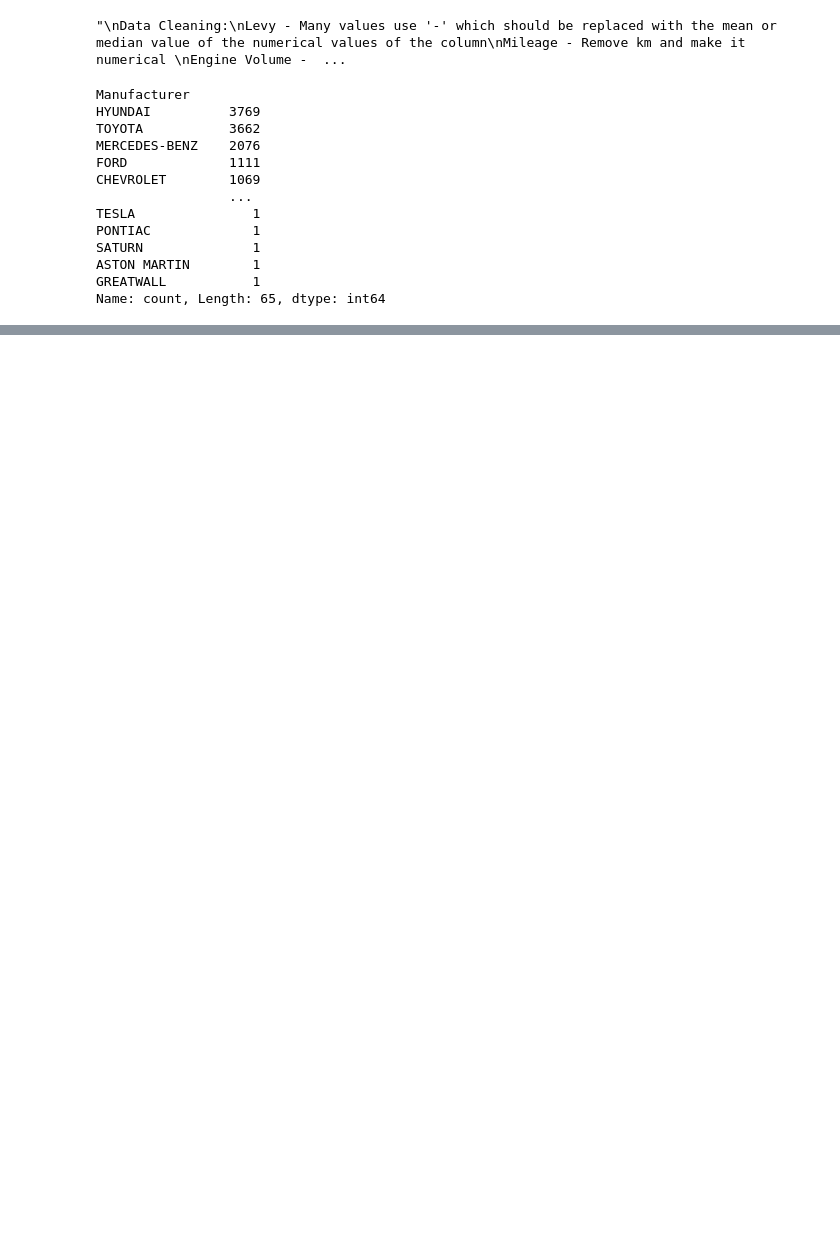
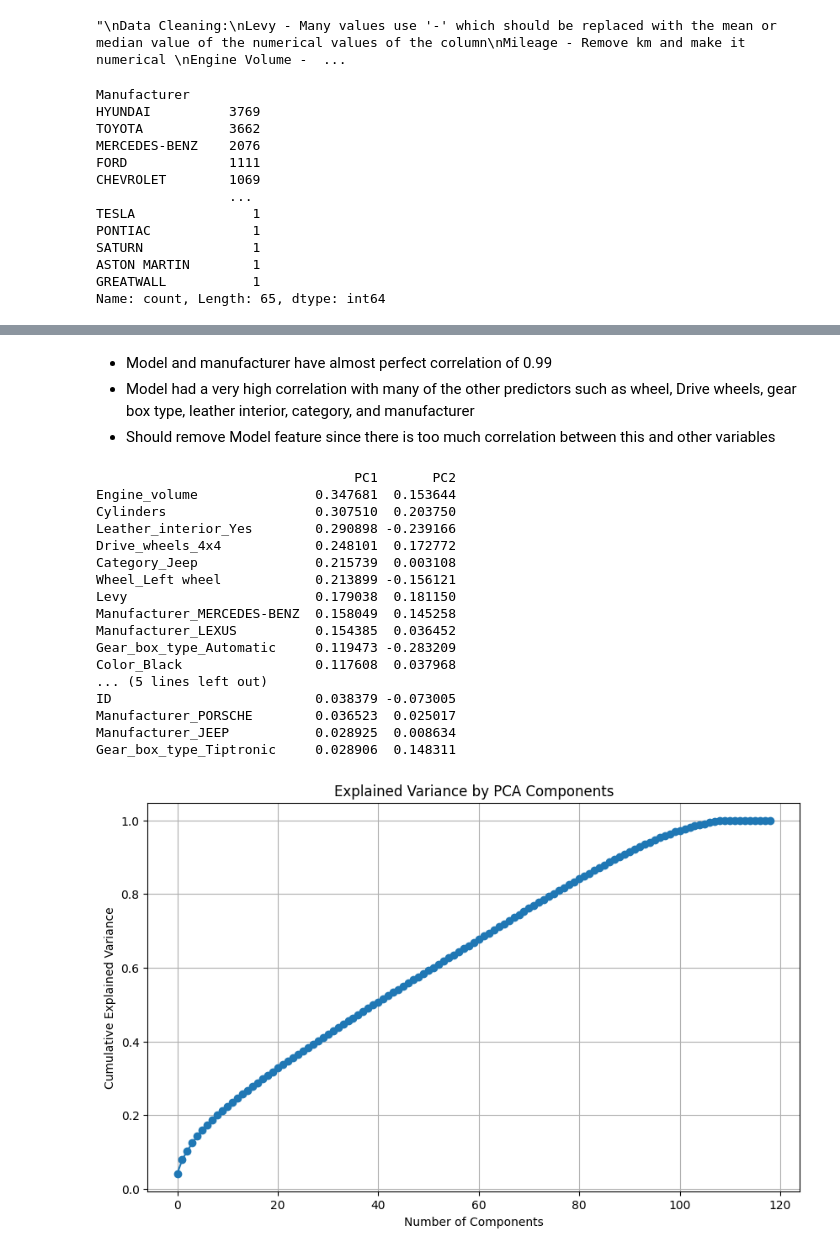
Before and after one commit to Karish-Gupta/DS502-Project, a Jupyter notebook: EDA.ipynb, the cells around one changed output, grey strips where cells are left out. Cells and saved outputs as stored; diff of their text form; code cells hidden in the pictures; blank space fills up the shorter version.

```diff
--- a/EDA.ipynb
+++ b/EDA.ipynb
@@ -96,0 +330,54 @@ Length: 1708, dtype: object
+# %% [markdown]
+- Model and manufacturer have almost perfect correlation of 0.99
+- Model had a very high correlation with many of the other predictors such as wheel, Drive wheels, gear box type, leather interior, category, and manufacturer
+- Should remove Model feature since there is too much correlation between this and other variables
+# %%
+# Standardize features
+X = OHE_processed_data.dropna()
+
+scalar = StandardScaler()
+X_scaled = scalar.fit_transform(X)
+
+pca = PCA()
+X_pca = pca.fit_transform(X_scaled)
+
+explained_variance = pca.explained_variance_ratio_
+
+
+# Create a loadings DataFrame
+loadings = pd.DataFrame(
+    pca.components_.T,
+    columns=[f'PC{i+1}' for i in range(len(X.columns))],
+    index=X.columns
+)
+
+# View top contributors to PC1 and PC2
+print(loadings[['PC1', 'PC2']].sort_values(by='PC1', ascending=False).head(20))
+
+
+plt.figure(figsize=(10, 6))
+plt.plot(np.cumsum(explained_variance), marker='o')
+plt.xlabel('Number of Components')
+plt.ylabel('Cumulative Explained Variance')
+plt.title('Explained Variance by PCA Components')
+plt.grid(True)
+plt.show()
+# %% [output]
+                                 PC1       PC2
+Engine_volume               0.347681  0.153644
+Cylinders                   0.307510  0.203750
+Leather_interior_Yes        0.290898 -0.239166
+Drive_wheels_4x4            0.248101  0.172772
+Category_Jeep               0.215739  0.003108
+Wheel_Left wheel            0.213899 -0.156121
+Levy                        0.179038  0.181150
+Manufacturer_MERCEDES-BENZ  0.158049  0.145258
+Manufacturer_LEXUS          0.154385  0.036452
+Gear_box_type_Automatic     0.119473 -0.283209
+Color_Black                 0.117608  0.037968
+... (5 lines left out)
+ID                          0.038379 -0.073005
+Manufacturer_PORSCHE        0.036523  0.025017
+Manufacturer_JEEP           0.028925  0.008634
+Gear_box_type_Tiptronic     0.028906  0.148311
+[figure, added]
```
Also changed, not shown: parts of 16 cells of this notebook.
